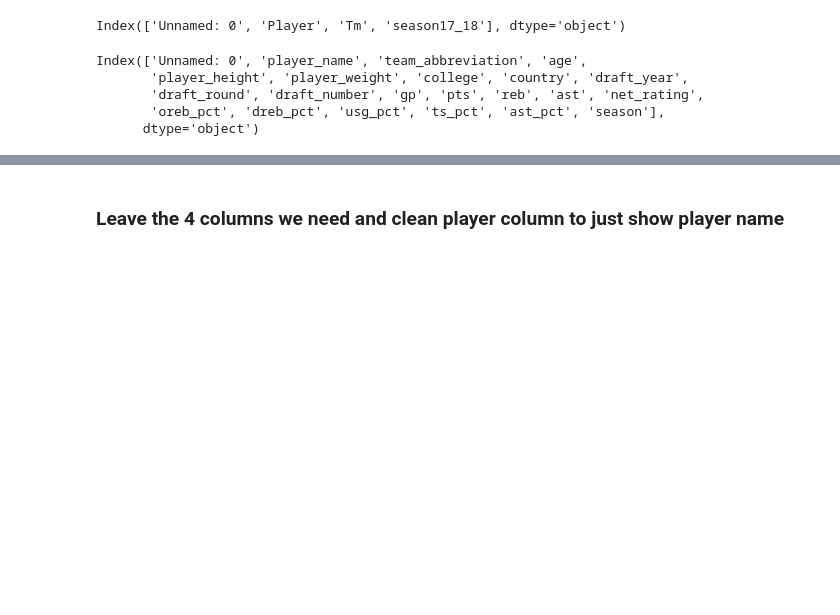
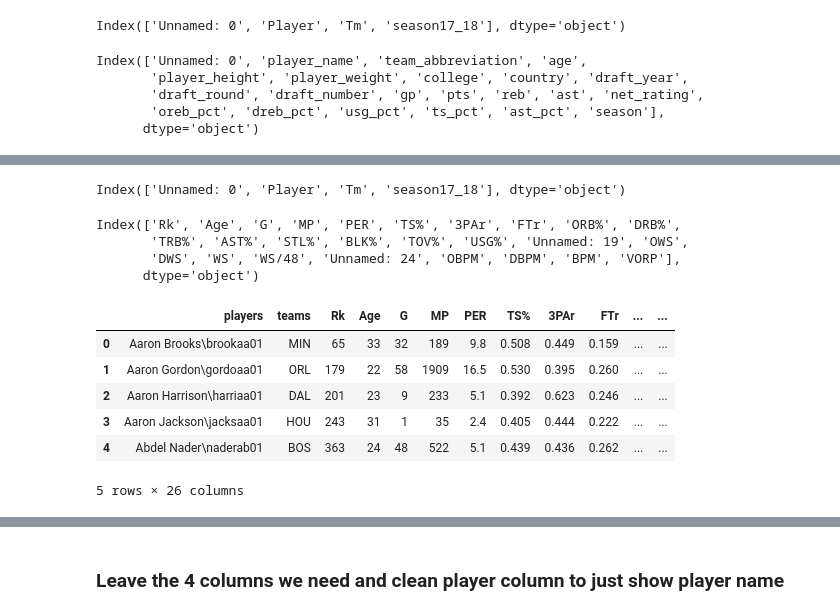
Before and after one commit to SanaRogers/ETL-Project, a Jupyter notebook: NBA_Players.ipynb, the cells around one changed output, grey strips where cells are left out. Drawn from its saved outputs; the diff is of its cells as text; code cells hidden in the pictures; blank space fills up the shorter version.

```diff
--- a/NBA_Players.ipynb
+++ b/NBA_Players.ipynb
@@ -60,0 +73,4 @@ Index(['Unnamed: 0', 'player_name', 'team_abbreviation', 'age',
+# %%
+salary_df.columns
+# %% [output]
+Index(['Unnamed: 0', 'Player', 'Tm', 'season17_18'], dtype='object')
@@ -60,0 +81,7 @@ Index(['Unnamed: 0', 'player_name', 'team_abbreviation', 'age',
+# %%
+stats_df.describe().columns
+# %% [output]
+Index(['Rk', 'Age', 'G', 'MP', 'PER', 'TS%', '3PAr', 'FTr', 'ORB%', 'DRB%',
+       'TRB%', 'AST%', 'STL%', 'BLK%', 'TOV%', 'USG%', 'Unnamed: 19', 'OWS',
+       'DWS', 'WS', 'WS/48', 'Unnamed: 24', 'OBPM', 'DBPM', 'BPM', 'VORP'],
+      dtype='object')
@@ -60,0 +90,11 @@ Index(['Unnamed: 0', 'player_name', 'team_abbreviation', 'age',
+# %%
+st_df = stats_grp.mean()[['Rk', 'Age', 'G', 'MP', 'PER', 'TS%', '3PAr', 'FTr', 'ORB%', 'DRB%','TRB%', 'AST%', 'STL%', 'BLK%', 'TOV%', 'USG%','OWS','DWS', 'WS', 'WS/48', 'OBPM', 'DBPM', 'BPM', 'VORP']].reset_index().rename(columns={'Player':'players','Tm':'teams'})
+st_df.head()
+# %% [output]
+|  | players | teams | Rk | Age | G | MP | PER | TS% | 3PAr | FTr | ... | ... |
+| 0 | Aaron Brooks\brookaa01 | MIN | 65 | 33 | 32 | 189 | 9.8 | 0.508 | 0.449 | 0.159 | ... | ... |
+| 1 | Aaron Gordon\gordoaa01 | ORL | 179 | 22 | 58 | 1909 | 16.5 | 0.530 | 0.395 | 0.260 | ... | ... |
+| 2 | Aaron Harrison\harriaa01 | DAL | 201 | 23 | 9 | 233 | 5.1 | 0.392 | 0.623 | 0.246 | ... | ... |
+| 3 | Aaron Jackson\jacksaa01 | HOU | 243 | 31 | 1 | 35 | 2.4 | 0.405 | 0.444 | 0.222 | ... | ... |
+| 4 | Abdel Nader\naderab01 | BOS | 363 | 24 | 48 | 522 | 5.1 | 0.439 | 0.436 | 0.262 | ... | ... |
+5 rows × 26 columns
```
Also changed, not shown: parts of 17 cells of this notebook, 4 other files.
